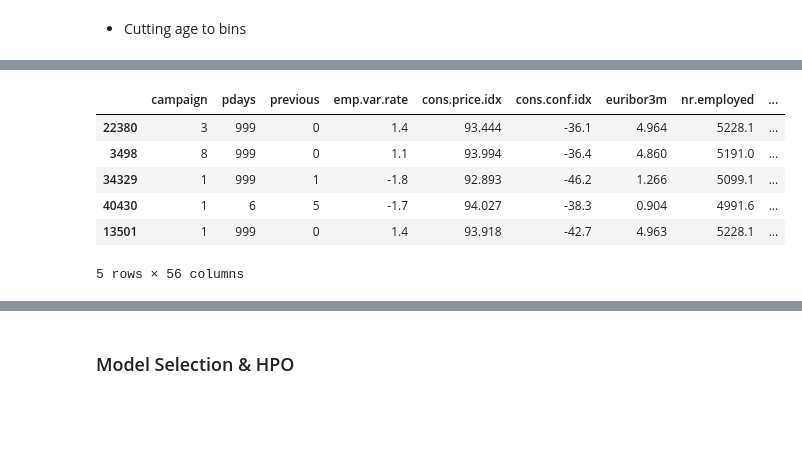
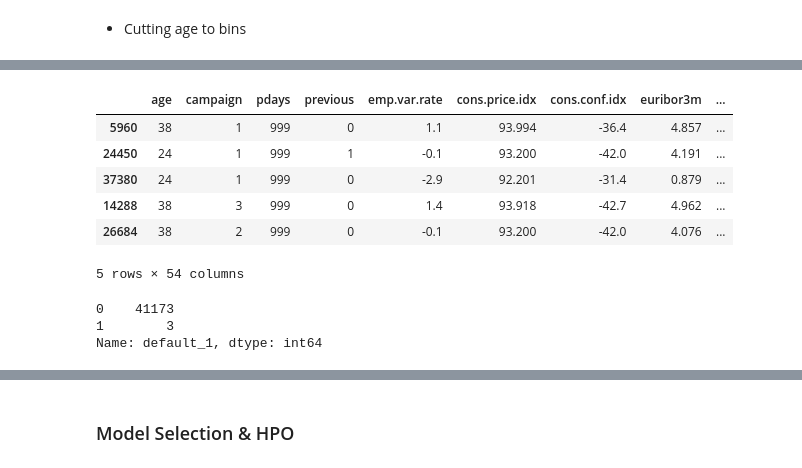
Before and after one commit to alsing/Bank-Marketing-UCI, a Jupyter notebook: notebooks/Model.ipynb, the cells around one changed output, grey strips where cells are left out. Cells and saved outputs as stored; diff of their text form; code cells hidden in the pictures; blank space fills up the shorter version.

```diff
--- a/notebooks/Model.ipynb
+++ b/notebooks/Model.ipynb
@@ -133,0 +116,2 @@ Name: job, dtype: int64
+# %%
+bank_data.drop(columns='nr.employed', inplace=True)
@@ -133,0 +140,9 @@ Name: job, dtype: int64
+# %%
+def fill_with_mode(features):
+    for feature in features:
+        bank_data.loc[bank_data[feature] == 'unknown', feature] = bank_data[feature].mode()[0]
+
+
+features = ['job', 'marital', 'education', 'default', 'housing', 'loan']
+fill_with_mode(features)
+bank_data[bank_data == 'unknown'].count()
@@ -133,0 +167,12 @@ Name: job, dtype: int64
+# %%
+def target_encoding(features, data):
+    X, y = data.drop(columns='y'), data['y']
+    target_encode = ce.target_encoder.TargetEncoder(cols=features).fit(X, y)
+    X = target_encode.transform(X)
+    X['y'] = y
+    return X
+
+
+features = ['marital', 'education', 'job']
+bank_data = target_encoding(features, bank_data)
+bank_data.head()
@@ -134,19 +205,29 @@ Name: job, dtype: int64
+# %%
+from category_encoders import CountEncoder
+bank_data = CountEncoder(cols=['job']).fit(bank_data).transform(bank_data)
 # %%
 def encode_categorical(features, data):
     for feature in features:
         data = pd.concat([data.drop(feature, axis=1), pd.get_dummies(data[feature], prefix=feature, prefix_sep='_',
                                                                      drop_first=True, dummy_na=False)], axis=1)
     display(data.sample(5))
     return data
 
-
-cat_features = ['job', 'marital', 'education', 'contact', 'month', 'poutcome', 'age', 'default', 'housing', 'loan', 'day_of_week']
+#    'age',
+cat_features = ['job', 'marital', 'education', 'contact', 'poutcome', 'default', 'housing', 'loan', 'day_of_week', 'month']
 bank_data = encode_categorical(cat_features, bank_data)
 # %% [output]
-|  | campaign | pdays | previous | emp.var.rate | cons.price.idx | cons.conf.idx | euribor3m | nr.employed | ... |
-| 22380 | 3 | 999 | 0 | 1.4 | 93.444 | -36.1 | 4.964 | 5228.1 | ... |
-| 3498 | 8 | 999 | 0 | 1.1 | 93.994 | -36.4 | 4.860 | 5191.0 | ... |
-| 34329 | 1 | 999 | 1 | -1.8 | 92.893 | -46.2 | 1.266 | 5099.1 | ... |
-| 40430 | 1 | 6 | 5 | -1.7 | 94.027 | -38.3 | 0.904 | 4991.6 | ... |
-| 13501 | 1 | 999 | 0 | 1.4 | 93.918 | -42.7 | 4.963 | 5228.1 | ... |
+|  | age | campaign | pdays | previous | emp.var.rate | cons.price.idx | cons.conf.idx | euribor3m | ... |
+| 5960 | 38 | 1 | 999 | 0 | 1.1 | 93.994 | -36.4 | 4.857 | ... |
+| 24450 | 24 | 1 | 999 | 1 | -0.1 | 93.200 | -42.0 | 4.191 | ... |
+| 37380 | 24 | 1 | 999 | 0 | -2.9 | 92.201 | -31.4 | 0.879 | ... |
+| 14288 | 38 | 3 | 999 | 0 | 1.4 | 93.918 | -42.7 | 4.962 | ... |
+| 26684 | 38 | 2 | 999 | 0 | -0.1 | 93.200 | -42.0 | 4.076 | ... |
-5 rows × 56 columns
+5 rows × 54 columns
+# %%
+print(bank_data.default_1.value_counts())
+bank_data.drop(columns='default_1', inplace=True)
+# %% [output]
+0    41173
+1        3
+Name: default_1, dtype: int64
```
Also changed, not shown: parts of 62 cells of this notebook.
